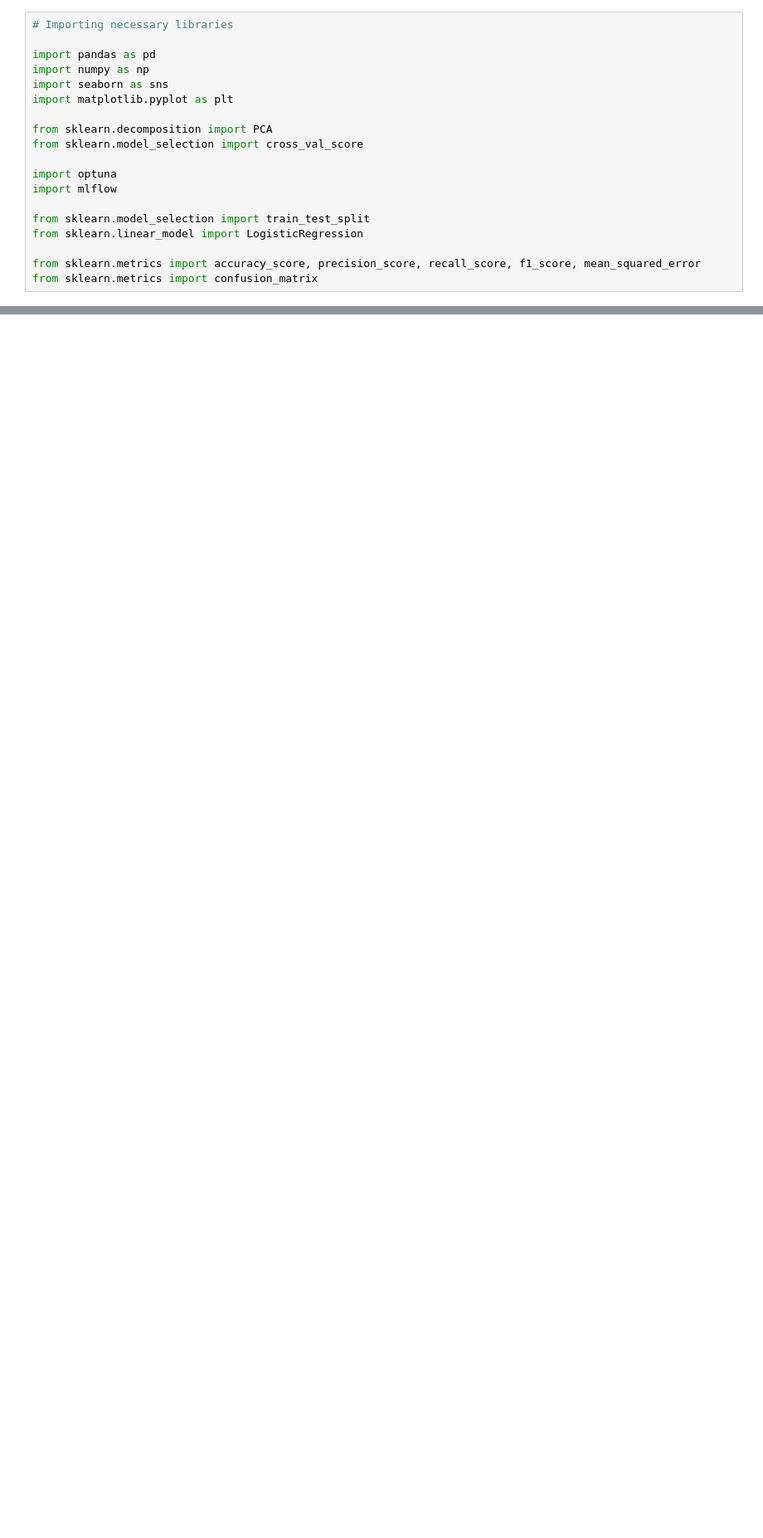
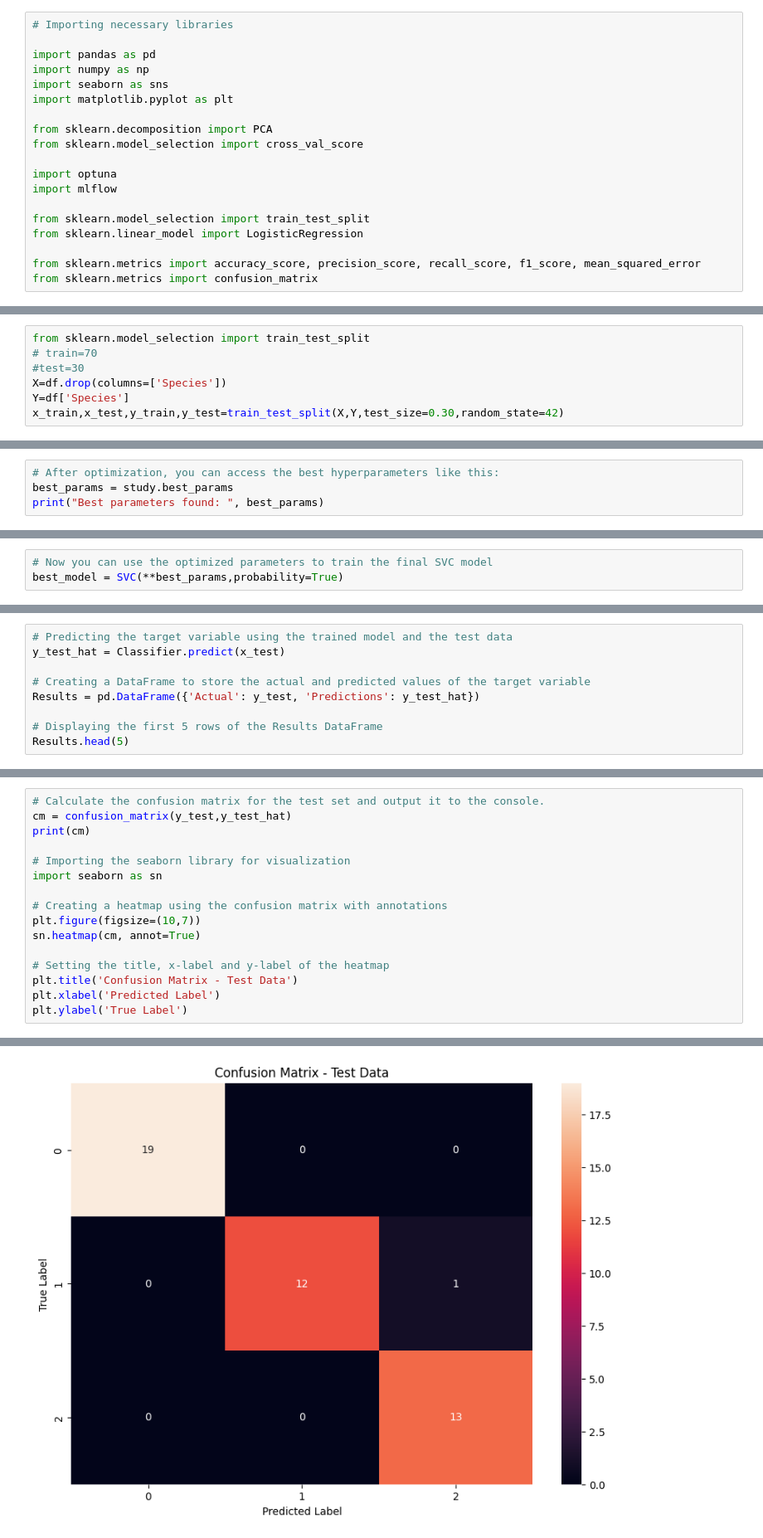
Before and after one commit to jaykrshn/Iris-Classification-App, a Jupyter notebook: train.ipynb, the cells around one changed output, grey strips where cells are left out. Shown at 83% size. Cells and saved outputs as stored; diff of their text form; blank space fills up the shorter version.

```diff
--- a/train.ipynb
+++ b/train.ipynb
@@ -49,0 +139,7 @@ KeyError: 'Species'
+# %%
+from sklearn.model_selection import train_test_split
+# train=70
+#test=30
+X=df.drop(columns=['Species'])
+Y=df['Species']
+x_train,x_test,y_train,y_test=train_test_split(X,Y,test_size=0.30,random_state=42)
@@ -49,0 +209,4 @@ KeyError: 'Species'
+# %%
+# After optimization, you can access the best hyperparameters like this:
+best_params = study.best_params
+print("Best parameters found: ", best_params)
@@ -49,0 +215,3 @@ KeyError: 'Species'
+# %%
+# Now you can use the optimized parameters to train the final SVC model
+best_model = SVC(**best_params,probability=True)
@@ -49,0 +289,9 @@ KeyError: 'Species'
+# %%
+# Predicting the target variable using the trained model and the test data
+y_test_hat = Classifier.predict(x_test)
+
+# Creating a DataFrame to store the actual and predicted values of the target variable
+Results = pd.DataFrame({'Actual': y_test, 'Predictions': y_test_hat})
+
+# Displaying the first 5 rows of the Results DataFrame
+Results.head(5)
@@ -49,0 +314,17 @@ KeyError: 'Species'
+# %%
+# Calculate the confusion matrix for the test set and output it to the console.
+cm = confusion_matrix(y_test,y_test_hat)
+print(cm)
+
+# Importing the seaborn library for visualization
+import seaborn as sn
+
+# Creating a heatmap using the confusion matrix with annotations
+plt.figure(figsize=(10,7))
+sn.heatmap(cm, annot=True)
+
+# Setting the title, x-label and y-label of the heatmap
+plt.title('Confusion Matrix - Test Data')
+plt.xlabel('Predicted Label')
+plt.ylabel('True Label')
+# %% [output]
@@ -49,0 +335 @@ KeyError: 'Species'
+[figure, added]
```
Also changed, not shown: parts of 27 cells of this notebook.
